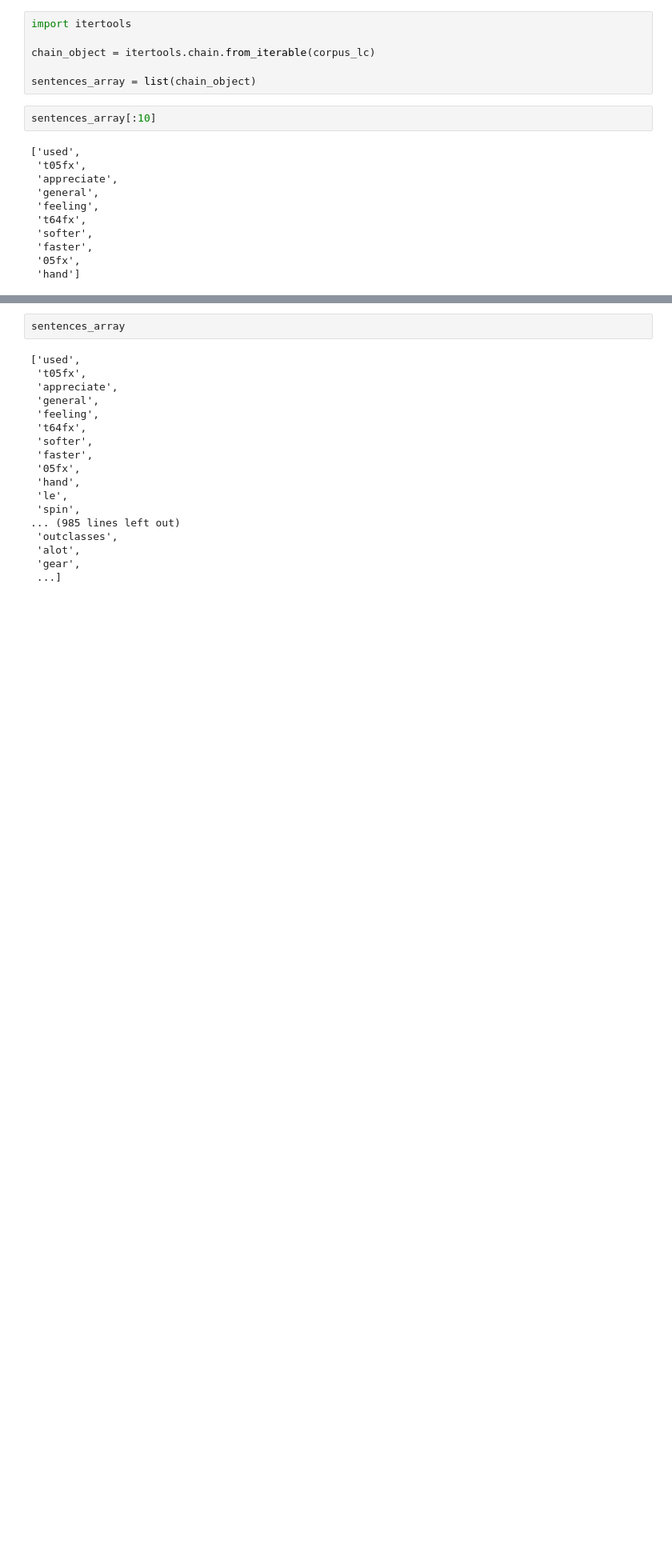
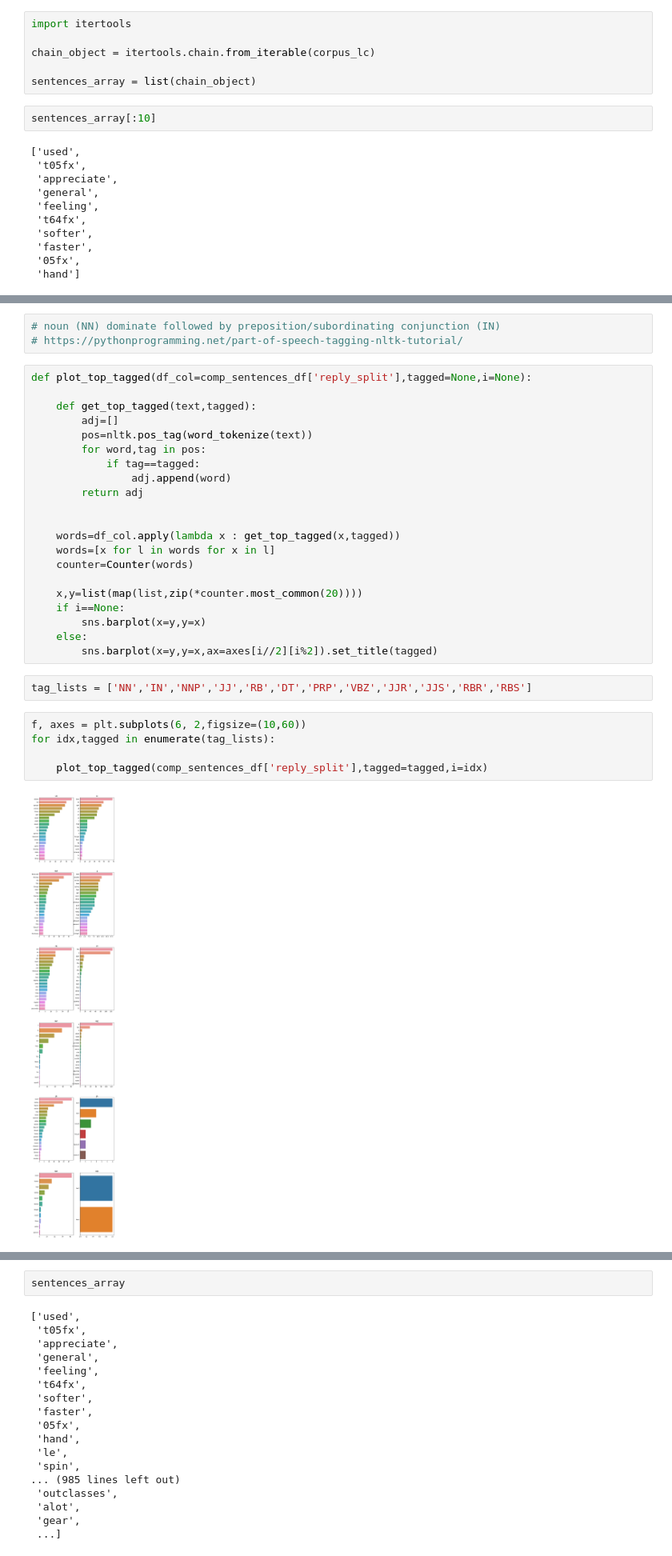
Before and after one commit to vionwinnie/ds4a-t15-tableTennis-product-review, a Jupyter notebook: EDA/comparative_sentences_EDA.ipynb, the cells around one changed output, grey strips where cells are left out. Shown at 80% size. Saved outputs shown, nothing was run; the diff lists cells and outputs as text; blank space fills up the shorter version.

Commit message:
added eda group by noun adj

```diff
--- a/EDA/comparative_sentences_EDA.ipynb
+++ b/EDA/comparative_sentences_EDA.ipynb
@@ -572,0 +599,33 @@ sentences_array[:10]
+# %%
+# noun (NN) dominate followed by preposition/subordinating conjunction (IN)
+# https://pythonprogramming.net/part-of-speech-tagging-nltk-tutorial/
+# %%
+def plot_top_tagged(df_col=comp_sentences_df['reply_split'],tagged=None,i=None):
+
+    def get_top_tagged(text,tagged):
+        adj=[]
+        pos=nltk.pos_tag(word_tokenize(text))
+        for word,tag in pos:
+            if tag==tagged:
+                adj.append(word)
+        return adj
+
+
+    words=df_col.apply(lambda x : get_top_tagged(x,tagged))
+    words=[x for l in words for x in l]
+    counter=Counter(words)
+
+    x,y=list(map(list,zip(*counter.most_common(20))))
+    if i==None:
+        sns.barplot(x=y,y=x)
+    else:
+        sns.barplot(x=y,y=x,ax=axes[i//2][i%2]).set_title(tagged)
+# %%
+tag_lists = ['NN','IN','NNP','JJ','RB','DT','PRP','VBZ','JJR','JJS','RBR','RBS']
+# %%
+f, axes = plt.subplots(6, 2,figsize=(10,60))
+for idx,tagged in enumerate(tag_lists):
+
+    plot_top_tagged(comp_sentences_df['reply_split'],tagged=tagged,i=idx)
+# %% [output]
+[figure, added]
```
Also changed, not shown: parts of 6 cells of this notebook.
